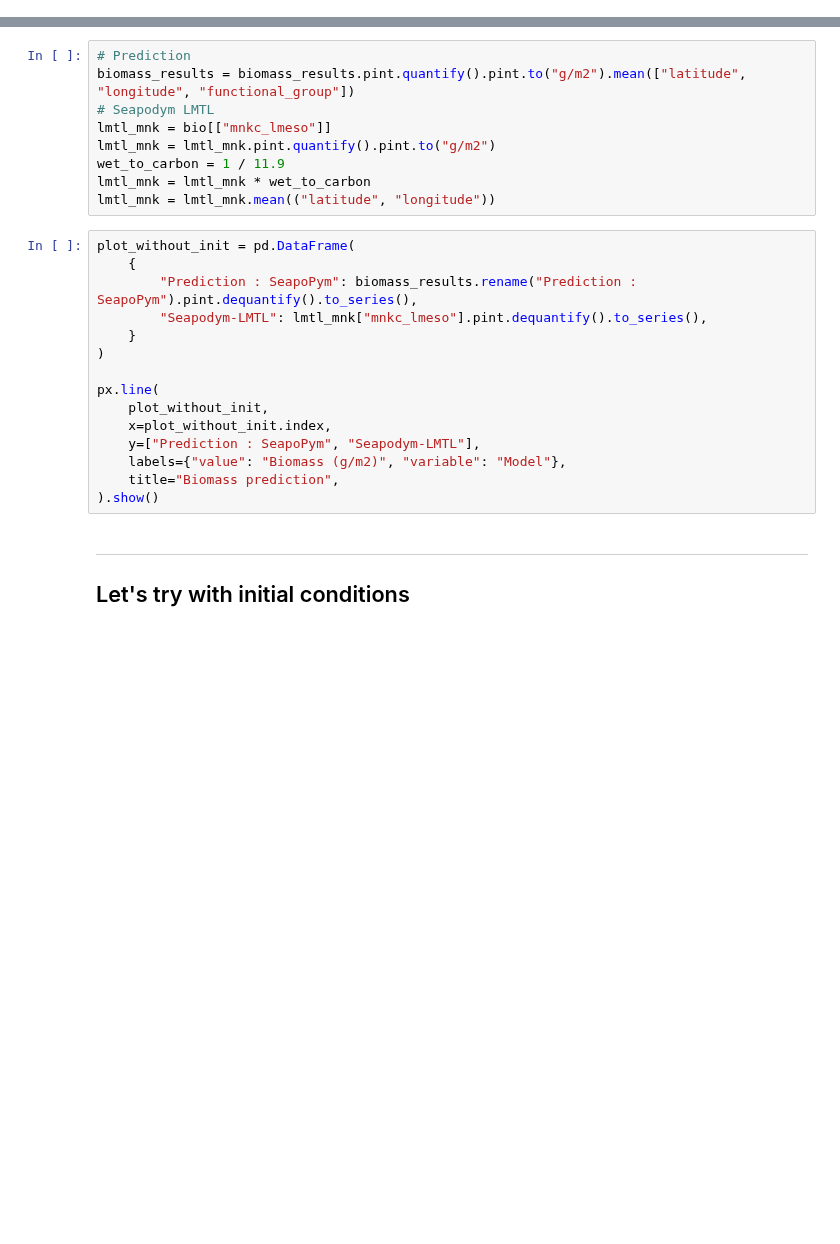
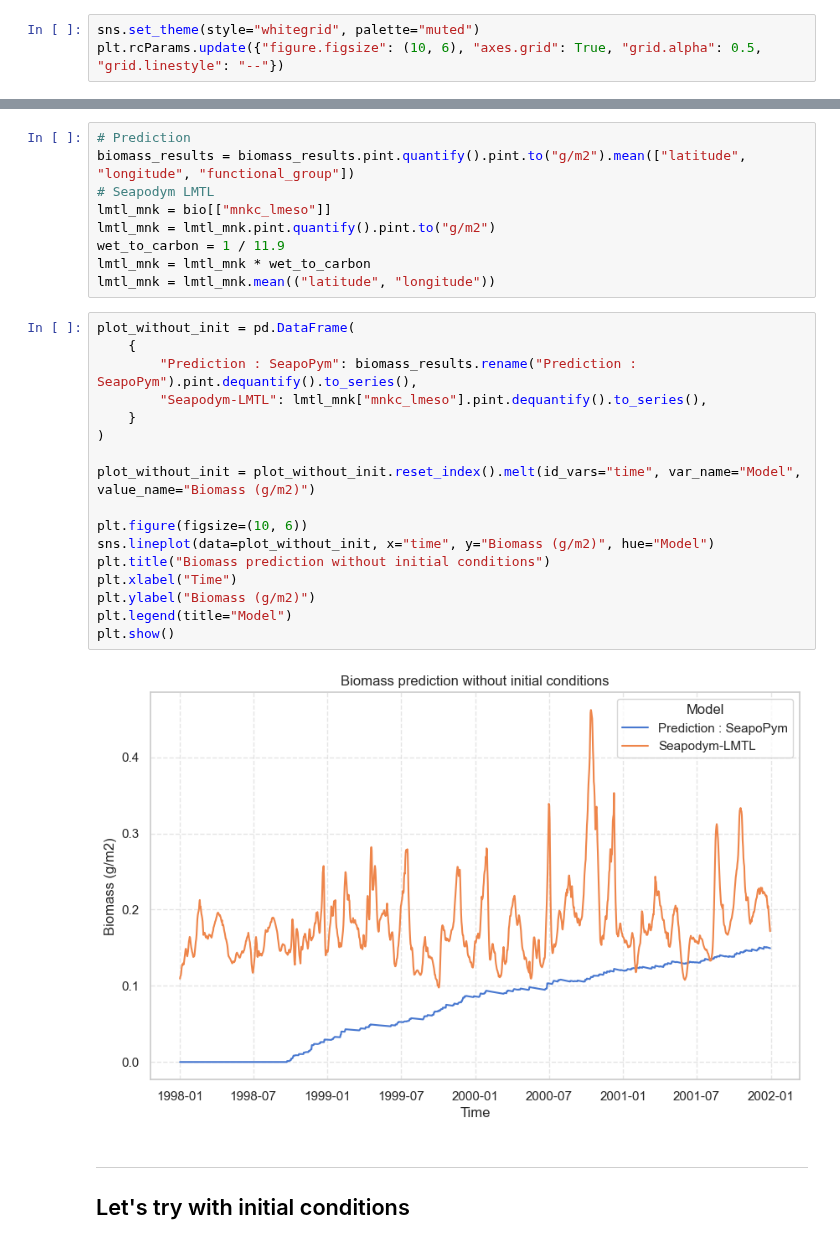
Before and after one commit to Ash12H/Seapopym, a Jupyter notebook: docs/source/notebooks/example_3d_lmtl_D3N3.ipynb, the cells around one changed output, grey strips where cells are left out. Cells and saved outputs as stored; diff of their text form; blank space fills up the shorter version.

```diff
--- a/docs/source/notebooks/example_3d_lmtl_D3N3.ipynb
+++ b/docs/source/notebooks/example_3d_lmtl_D3N3.ipynb
@@ -21,6 +22,9 @@ from seapopym.model import NoTransportModel
 from seapopym.standard.units import StandardUnitsLabels
 
 set_verbose()
+# %%
+sns.set_theme(style="whitegrid", palette="muted")
+plt.rcParams.update({"figure.figsize": (10, 6), "axes.grid": True, "grid.alpha": 0.5, "grid.linestyle": "--"})
 # %%
 path_forcing = "/Users/adm-lehodey/Documents/Workspace/Data/phd/HOT/CMEMS/cmems_mod_glo_bgc_my_0.083deg-lmtl-Fphy_PT1D-i_1718149967802.nc"
 path_bio = "/Users/adm-lehodey/Documents/Workspace/Data/phd/HOT/CMEMS/cmems_mod_glo_bgc_my_0.083deg-lmtl_PT1D-i_1718150094521.nc"
@@ -149,18 +153,22 @@ lmtl_mnk = lmtl_mnk.mean(("latitude", "longitude"))
 # %%
 plot_without_init = pd.DataFrame(
     {
         "Prediction : SeapoPym": biomass_results.rename("Prediction : SeapoPym").pint.dequantify().to_series(),
         "Seapodym-LMTL": lmtl_mnk["mnkc_lmeso"].pint.dequantify().to_series(),
     }
 )
 
-px.line(
-    plot_without_init,
-    x=plot_without_init.index,
-    y=["Prediction : SeapoPym", "Seapodym-LMTL"],
-    labels={"value": "Biomass (g/m2)", "variable": "Model"},
-    title="Biomass prediction",
-).show()
+plot_without_init = plot_without_init.reset_index().melt(id_vars="time", var_name="Model", value_name="Biomass (g/m2)")
+
+plt.figure(figsize=(10, 6))
+sns.lineplot(data=plot_without_init, x="time", y="Biomass (g/m2)", hue="Model")
+plt.title("Biomass prediction without initial conditions")
+plt.xlabel("Time")
+plt.ylabel("Biomass (g/m2)")
+plt.legend(title="Model")
+plt.show()
+# %% [output]
+[figure, added]
 # %% [markdown]
 ---
 
```
Also changed, not shown: parts of 4 cells of this notebook, 2 other files.
